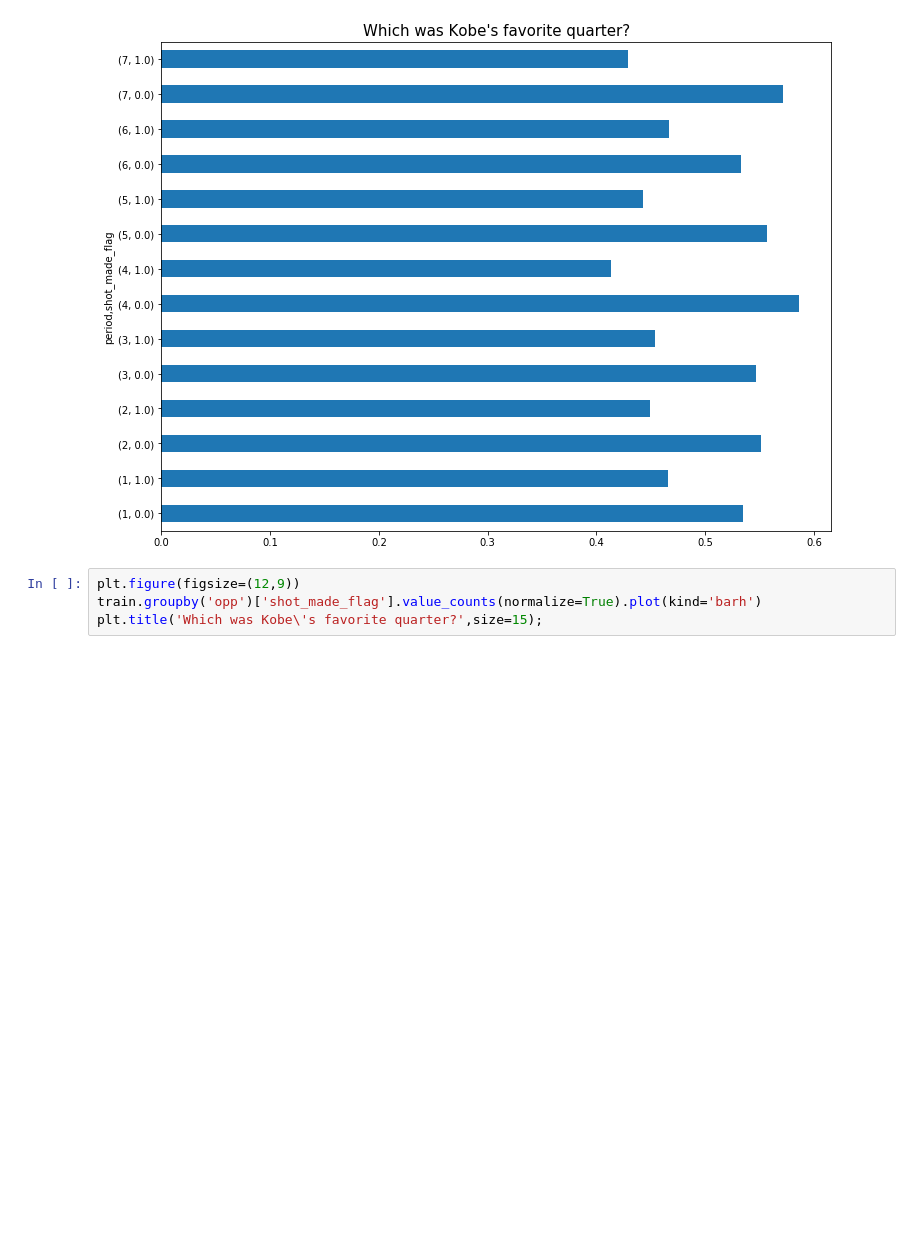
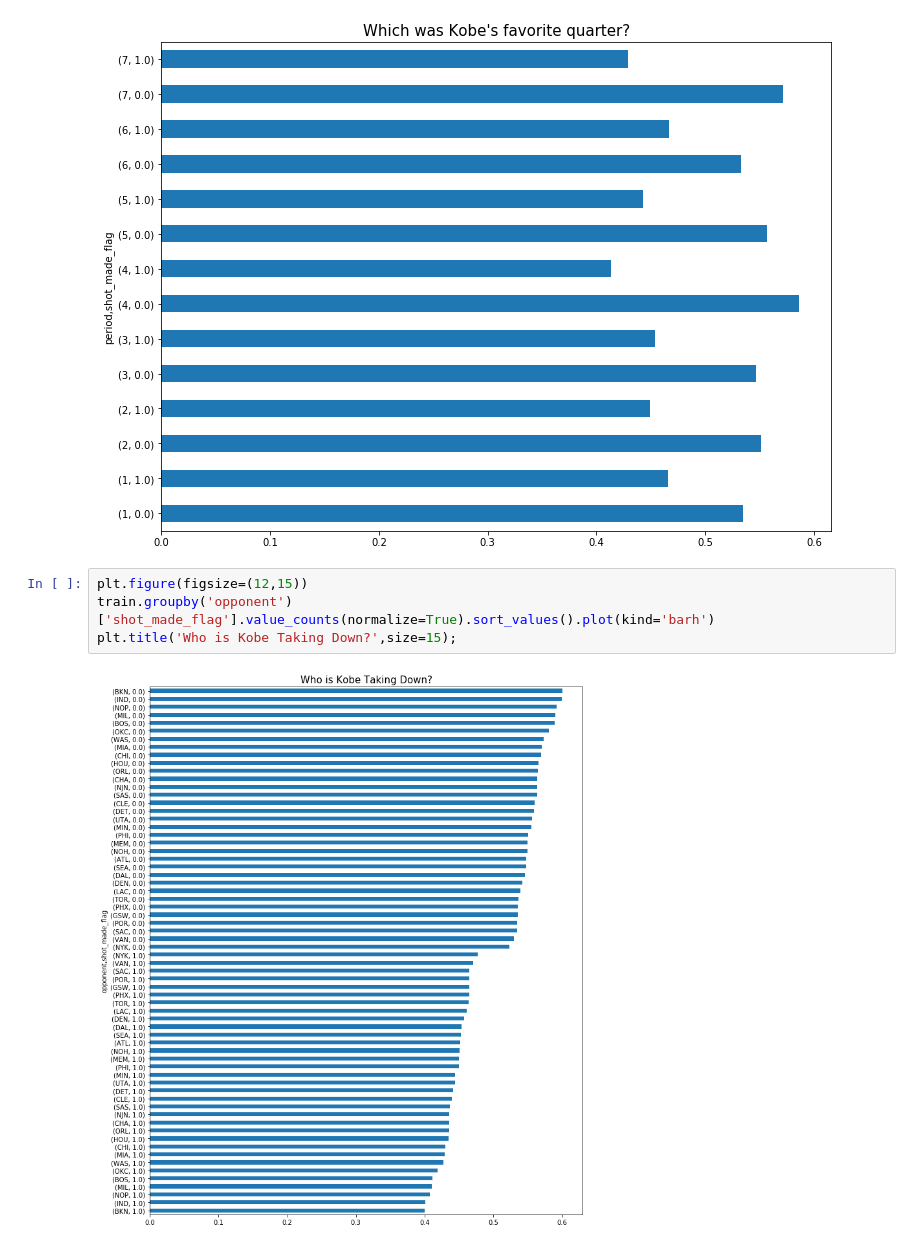
Before and after one commit to laternader/RIP24and2, a Jupyter notebook: kobe-EDA.ipynb, the cells around one changed output. Cells and saved outputs as stored; diff of their text form; blank space fills up the shorter version.

Commit message:
update changes in graphs

```diff
--- a/kobe-EDA.ipynb
+++ b/kobe-EDA.ipynb
@@ -150,6 +150,8 @@ plt.title('Which was Kobe\'s favorite quarter?',size=15);
 # %% [output]
 [figure]
 # %%
-plt.figure(figsize=(12,9))
-train.groupby('opp')['shot_made_flag'].value_counts(normalize=True).plot(kind='barh')
-plt.title('Which was Kobe\'s favorite quarter?',size=15);
+plt.figure(figsize=(12,15))
+train.groupby('opponent')['shot_made_flag'].value_counts(normalize=True).sort_values().plot(kind='barh')
+plt.title('Who is Kobe Taking Down?',size=15);
+# %% [output]
+[figure, added]
```
Also changed, not shown: parts of 1 cell of this notebook.
